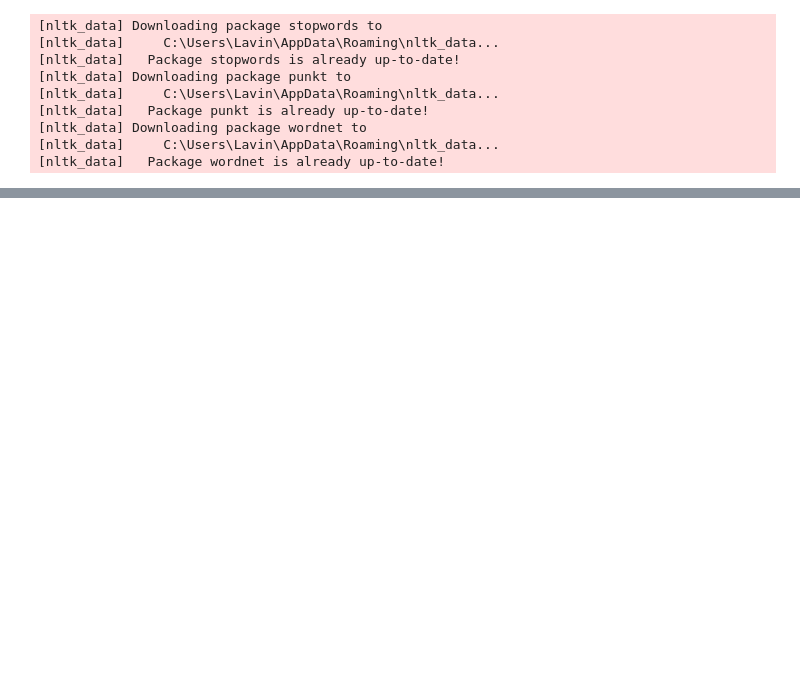
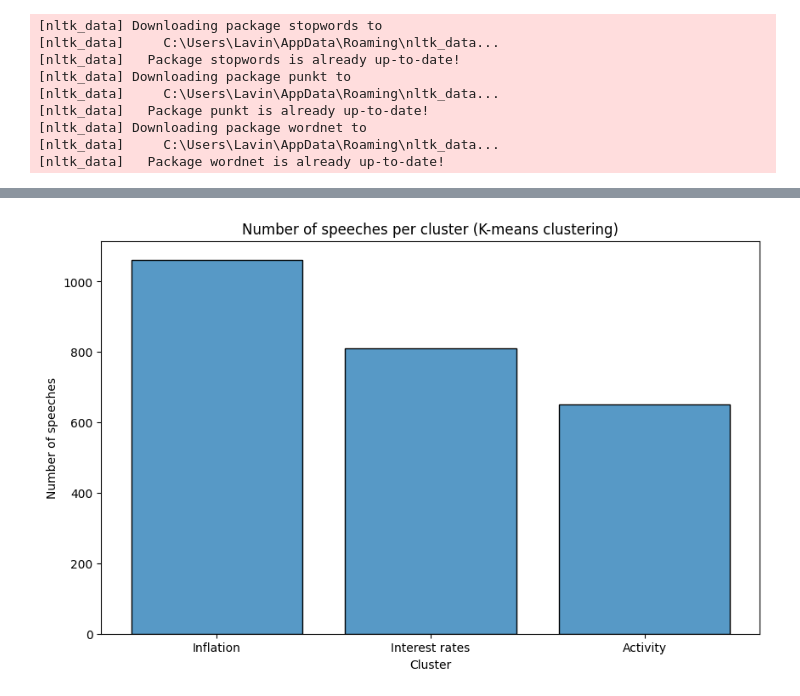
Before and after one commit to LaviniaSD/NPL---SPX, a Jupyter notebook: topic_analisys.ipynb, the cells around one changed output, grey strips where cells are left out. Cells and saved outputs as stored; diff of their text form; code cells hidden in the pictures; blank space fills up the shorter version.

```diff
--- a/topic_analisys.ipynb
+++ b/topic_analisys.ipynb
@@ -106,6 +106,7 @@ def get_top_n_words(corpus, n=10):
         return words_freq[:n]
 
 def KMeans_clustering(X,data,num_clusters):
+    new_df = data.copy()
 # Determine the number of clusters
     # Execute K-means clustering
     kmeans = KMeans(n_clusters=num_clusters)
@@ -115,16 +116,16 @@ def KMeans_clustering(X,data,num_clusters):
     cluster_labels = kmeans.labels_
 
     # Add cluster labels to the DataFrame
-    data['cluster'] = cluster_labels
+    new_df['cluster'] = cluster_labels
 
     # Identify the most frequent words in each cluster
     for i in range(num_clusters):
         print(f"Cluster {i}:")
-        corpus = data[data['cluster'] == i]['sentences'].apply(lambda x: ' '.join(x))
+        corpus = new_df[new_df['cluster'] == i]['sentences'].apply(lambda x: ' '.join(x))
         common_words = get_top_n_words(corpus, 10)
         print(common_words,'\n')
-    return data
+    return new_df
 # %%
-KMeans_clustering(X,data,3)
+data_kmeans = KMeans_clustering(X,data,3)
 # %% [output]
 Cluster 0:
@@ -208,3 +139,8 @@ Cluster 4:
+# %%
+# Cluster 0 seems to be about interest rates
+# Cluster 1 seems to be about inflation
+# Cluster 2 seems to be about Activity
+data_kmeans['cluster'] = data_kmeans['cluster'].replace({0: 'Interest rates', 1: 'Inflation', 2: 'Activity'})
 # %%
 # Classifier using diccionarys
 # Dictionary of words related to interest rates
@@ -319,0 +257,10 @@ Cluster 2:
+# %%
+# Histogram of the clusters
+plt.figure(figsize=(10, 6))
+sns.histplot(data_kmeans['cluster'], discrete=True, shrink=0.8)
+plt.title('Number of speeches per cluster (K-means clustering)')
+plt.xlabel('Cluster')
+plt.ylabel('Number of speeches')
+plt.show()
+# %% [output]
+[figure, added]
```
Also changed, not shown: parts of 9 cells of this notebook.
